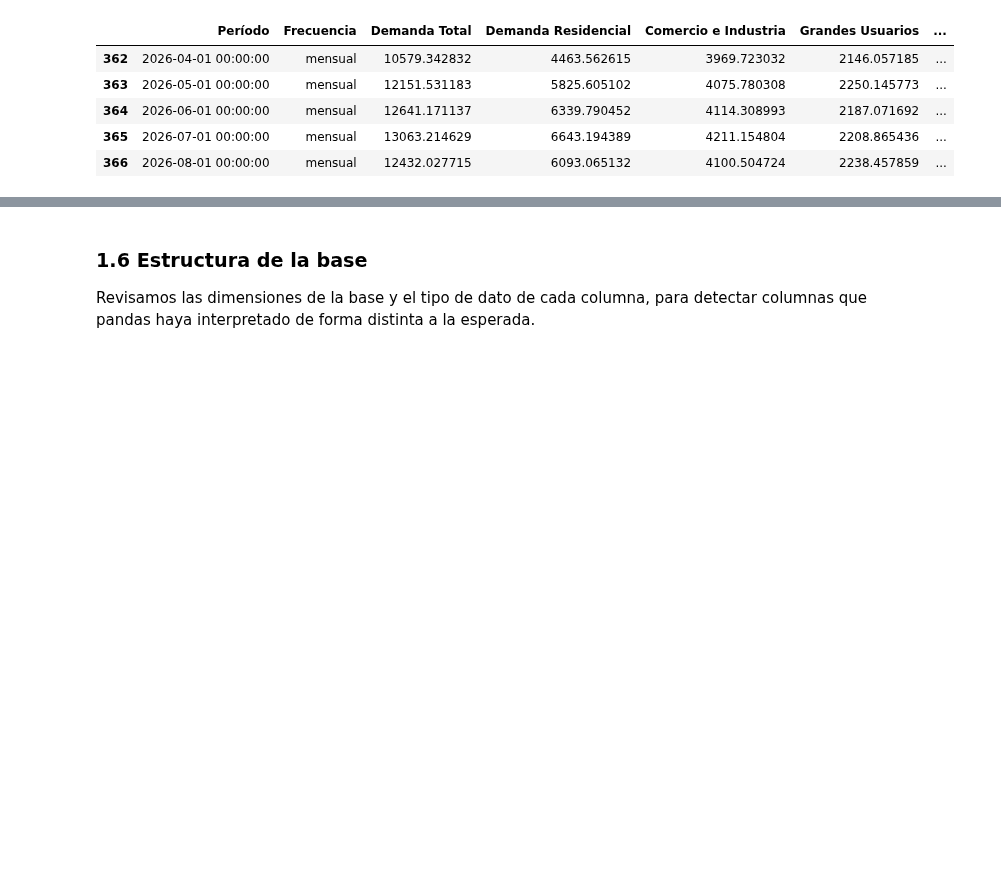
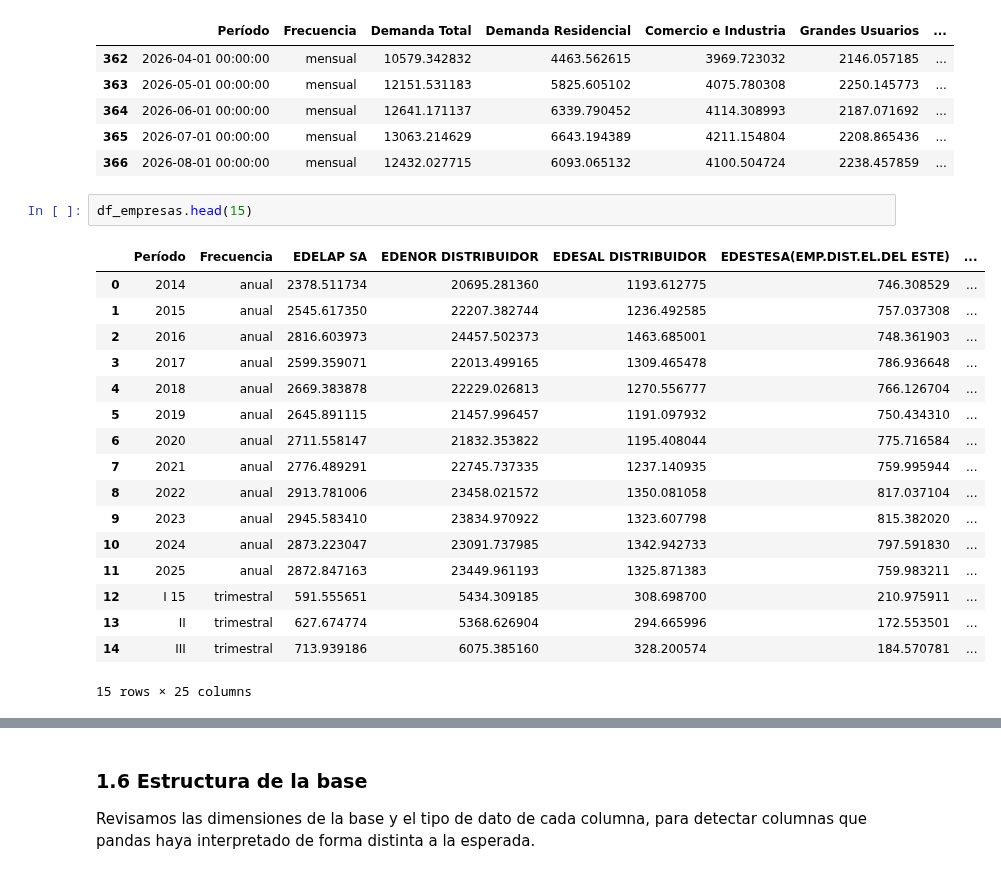
Before and after one commit to RafaelSeri/TP_LABO_MET, a Jupyter notebook: notebooks/Tp_labo.ipynb, the cells around one changed output, grey strips where cells are left out. Drawn from its saved outputs; the diff is of its cells as text; blank space fills up the shorter version.

```diff
--- a/notebooks/Tp_labo.ipynb
+++ b/notebooks/Tp_labo.ipynb
@@ -237,3 +210,23 @@ df_base.tail()
 | 364 | 2026-06-01 00:00:00 | mensual | 12641.171137 | 6339.790452 | 4114.308993 | 2187.071692 | ... |
 | 365 | 2026-07-01 00:00:00 | mensual | 13063.214629 | 6643.194389 | 4211.154804 | 2208.865436 | ... |
 | 366 | 2026-08-01 00:00:00 | mensual | 12432.027715 | 6093.065132 | 4100.504724 | 2238.457859 | ... |
+# %%
+df_empresas.head(15)
+# %% [output]
+|  | Período | Frecuencia | EDELAP SA | EDENOR DISTRIBUIDOR | EDESAL DISTRIBUIDOR | EDESTESA(EMP.DIST.EL.DEL ESTE) | ... |
+| 0 | 2014 | anual | 2378.511734 | 20695.281360 | 1193.612775 | 746.308529 | ... |
+| 1 | 2015 | anual | 2545.617350 | 22207.382744 | 1236.492585 | 757.037308 | ... |
+| 2 | 2016 | anual | 2816.603973 | 24457.502373 | 1463.685001 | 748.361903 | ... |
+| 3 | 2017 | anual | 2599.359071 | 22013.499165 | 1309.465478 | 786.936648 | ... |
+| 4 | 2018 | anual | 2669.383878 | 22229.026813 | 1270.556777 | 766.126704 | ... |
+| 5 | 2019 | anual | 2645.891115 | 21457.996457 | 1191.097932 | 750.434310 | ... |
+| 6 | 2020 | anual | 2711.558147 | 21832.353822 | 1195.408044 | 775.716584 | ... |
+| 7 | 2021 | anual | 2776.489291 | 22745.737335 | 1237.140935 | 759.995944 | ... |
+| 8 | 2022 | anual | 2913.781006 | 23458.021572 | 1350.081058 | 817.037104 | ... |
+| 9 | 2023 | anual | 2945.583410 | 23834.970922 | 1323.607798 | 815.382020 | ... |
+| 10 | 2024 | anual | 2873.223047 | 23091.737985 | 1342.942733 | 797.591830 | ... |
+| 11 | 2025 | anual | 2872.847163 | 23449.961193 | 1325.871383 | 759.983211 | ... |
+| 12 | I 15 | trimestral | 591.555651 | 5434.309185 | 308.698700 | 210.975911 | ... |
+| 13 | II | trimestral | 627.674774 | 5368.626904 | 294.665996 | 172.553501 | ... |
+| 14 | III | trimestral | 713.939186 | 6075.385160 | 328.200574 | 184.570781 | ... |
+15 rows × 25 columns
```
Also changed, not shown: parts of 16 cells of this notebook.
